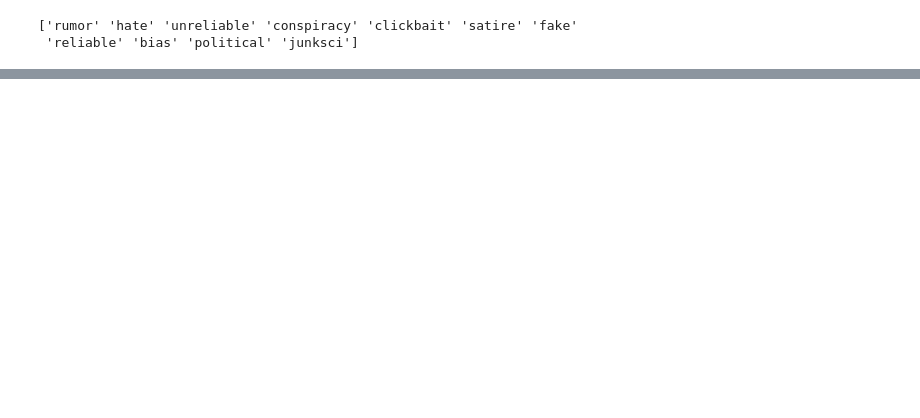
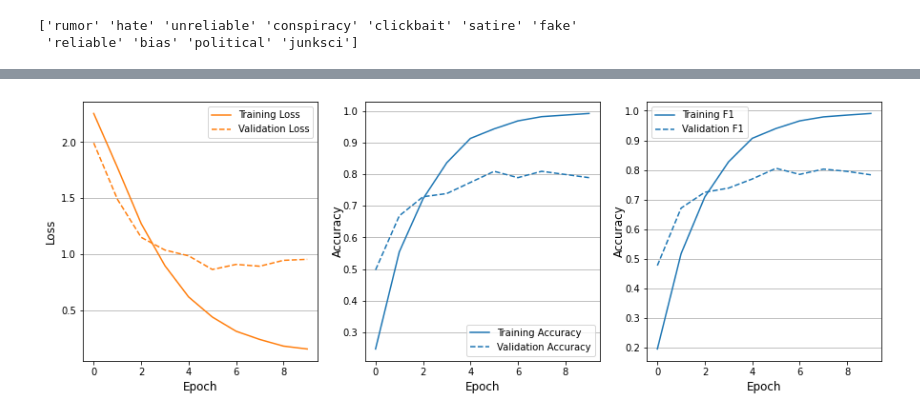
Before and after one commit to rachitpareek/data-x-proj-9, a Jupyter notebook: notebooks/training_bertnewarch.ipynb, the cells around one changed output, grey strips where cells are left out. Saved outputs shown, nothing was run; the diff lists cells and outputs as text; code cells hidden in the pictures; blank space fills up the shorter version.

```diff
--- a/notebooks/training_bertnewarch.ipynb
+++ b/notebooks/training_bertnewarch.ipynb
@@ -97,0 +103,3 @@ test_data = test_data.reset_index(drop=True)
+# %%
+#weights for all classes
+newsweights = compute_class_weight("balanced", np.unique(train_data.type_num), train_data.type_num)
@@ -197,8 +201,8 @@ class NewsCLF(nn.Module):
 
             return clf
 # %%
-config = BertConfig(dropout= 0.2,
-                          attention_dropout= 0.2)
+config = BertConfig(dropout= 0.1,
+                          attention_dropout= 0.1)
 
 
 bertsequence = BertModel.from_pretrained(bertinputmodel, config = config)
@@ -212,3 +216,4 @@ model.to(device)
 newsweightstensor = torch.tensor(newsweights, dtype = torch.float)
 newsweightstensor.to(device) #push to gpu
 cross_entropy = nn.CrossEntropyLoss(weight = newsweightstensor)
+cross_entropy.to(device)
@@ -297,7 +301,7 @@ def train(dataloader_train):
 
     return loss_train_avg, predictions, true_train
 # %%
-def evaluate(dataloader_val):
+def evaluate(dataloader_val, test = False):
     print("\nEvaluating...")
     model.eval()
 
@@ -317,7 +321,6 @@ def evaluate(dataloader_val):
         with torch.no_grad():
             preds = model(sent_id, mask)
 
-        cross_entropy.cuda()
         loss = cross_entropy(preds,labels)
         loss_val_total += loss.item()
 
@@ -331,6 +334,9 @@ def evaluate(dataloader_val):
     predictions = np.concatenate(predictions, axis=0)
     true_vals = np.concatenate(true_vals, axis=0)
 
+    if test == True:
+      predictions = F.softmax(torch.tensor(predictions), dim=1).cpu().numpy()
+
     return loss_val_avg, predictions, true_vals
 # %%
 #reset weights
@@ -387 +417,29 @@ print ('Elapsed training time: {0}s'.format(end_time-start_time))
+# %%
+plt.figure(1, figsize = (15,5))
+plt.subplot(1,3,1)
+plt.plot(range(epochs), train_loss, color = "#ff7f0e")
+plt.plot(range(epochs), val_loss,"--", color = "#ff7f0e")
+plt.xlabel("Epoch", size = 12)
+plt.ylabel("Loss", size = 12)
+plt.grid(axis = 'y')
+plt.legend(["Training Loss", "Validation Loss"])
+
+plt.subplot(1,3,2)
+plt.plot(range(epochs), trainacc, color = "#1f77b4")
+plt.plot(range(epochs), valacc,"--", color = "#1f77b4")
+plt.xlabel("Epoch", size = 12)
+plt.ylabel("Accuracy", size = 12, labelpad= -1 )
+plt.grid(axis = 'y')
+plt.legend(["Training Accuracy", "Validation Accuracy"])
+
+plt.subplot(1,3,3)
+plt.plot(range(epochs), trainf1, color = "#1f77b4")
+plt.plot(range(epochs), valf1,"--", color = "#1f77b4")
+plt.xlabel("Epoch", size = 12)
+plt.ylabel("Accuracy", size = 12, labelpad= -1 )
+plt.grid(axis = 'y')
+plt.legend(["Training F1", "Validation F1"])
+plt.savefig("plotvalacc.png", dpi = 300)
+# %% [output]
+[figure, added]
 # %%
```
Also changed, not shown: parts of 19 cells of this notebook.
